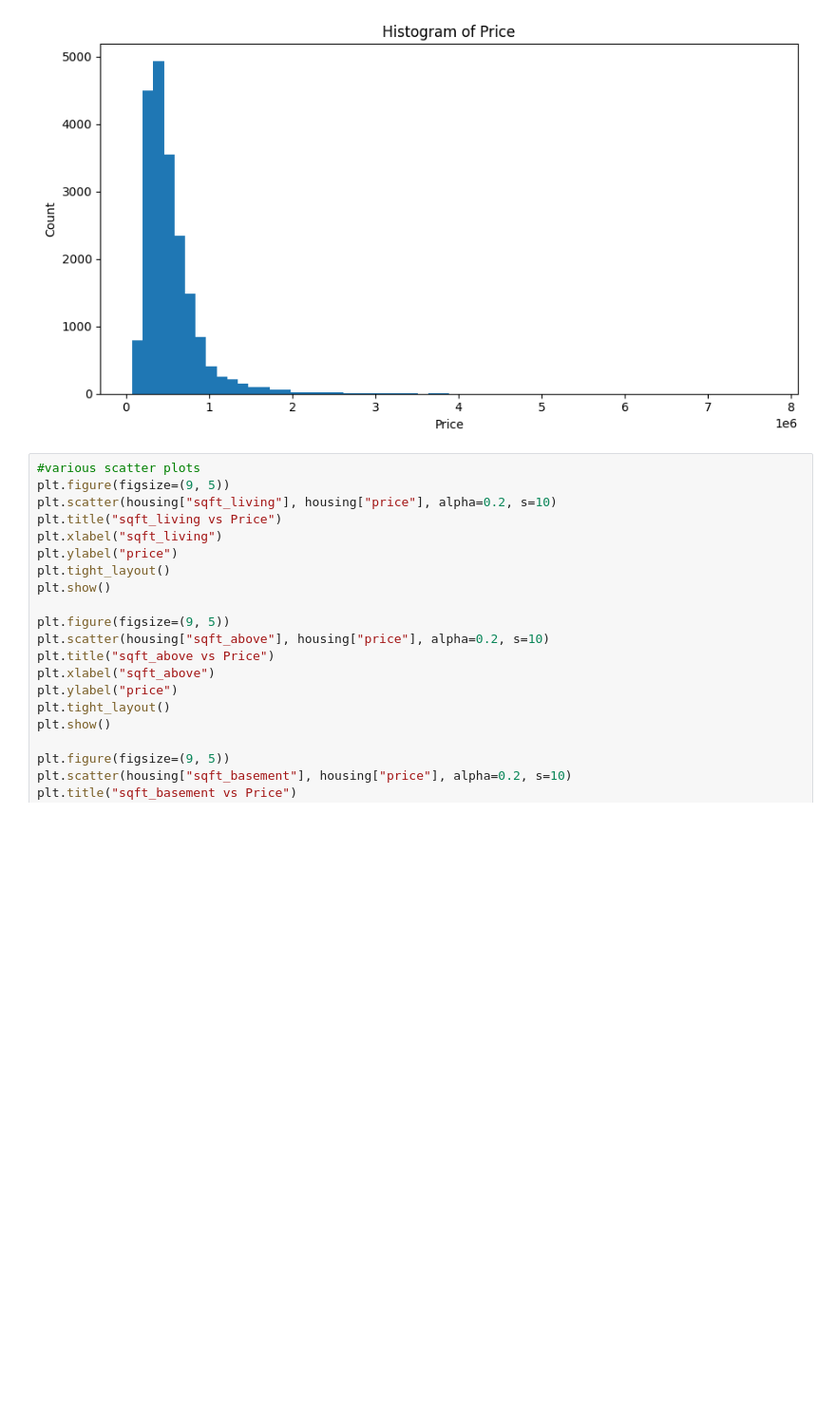
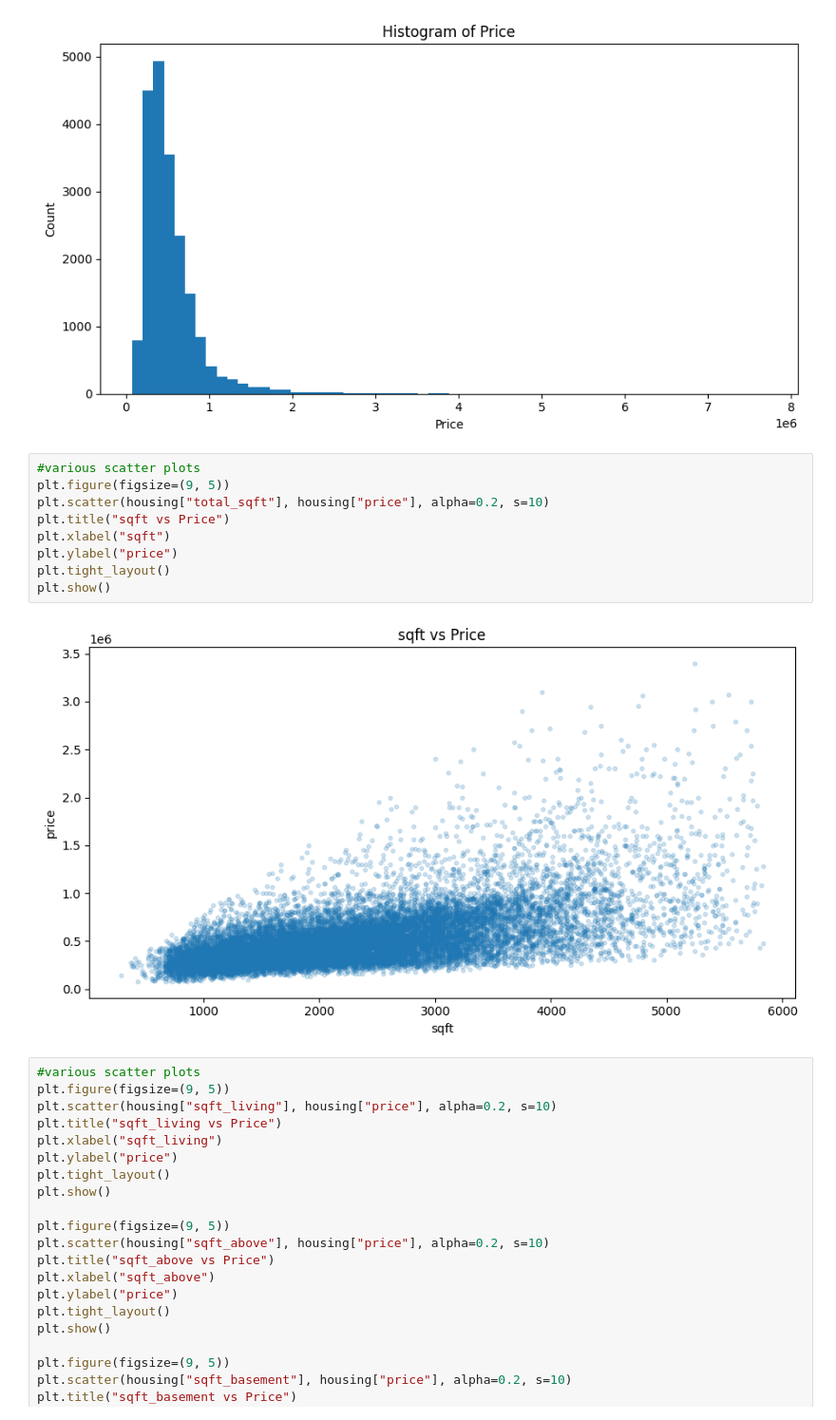
Before and after one commit to Sambradshaw19011/CSE-450, a Jupyter notebook: starter_housing_data_analysis.ipynb, the cells around one changed output. Shown at 95% size. Cells and saved outputs as stored; diff of their text form; blank space fills up the shorter version.

```diff
--- a/starter_housing_data_analysis.ipynb
+++ b/starter_housing_data_analysis.ipynb
@@ -123,6 +130,17 @@ plt.tight_layout()
 plt.show()
 # %% [output]
 [figure]
+# %%
+#various scatter plots
+plt.figure(figsize=(9, 5))
+plt.scatter(housing["total_sqft"], housing["price"], alpha=0.2, s=10)
+plt.title("sqft vs Price")
+plt.xlabel("sqft")
+plt.ylabel("price")
+plt.tight_layout()
+plt.show()
+# %% [output]
+[figure, added]
 # %%
 #various scatter plots
 plt.figure(figsize=(9, 5))
```
Also changed, not shown: parts of 2 cells of this notebook.
